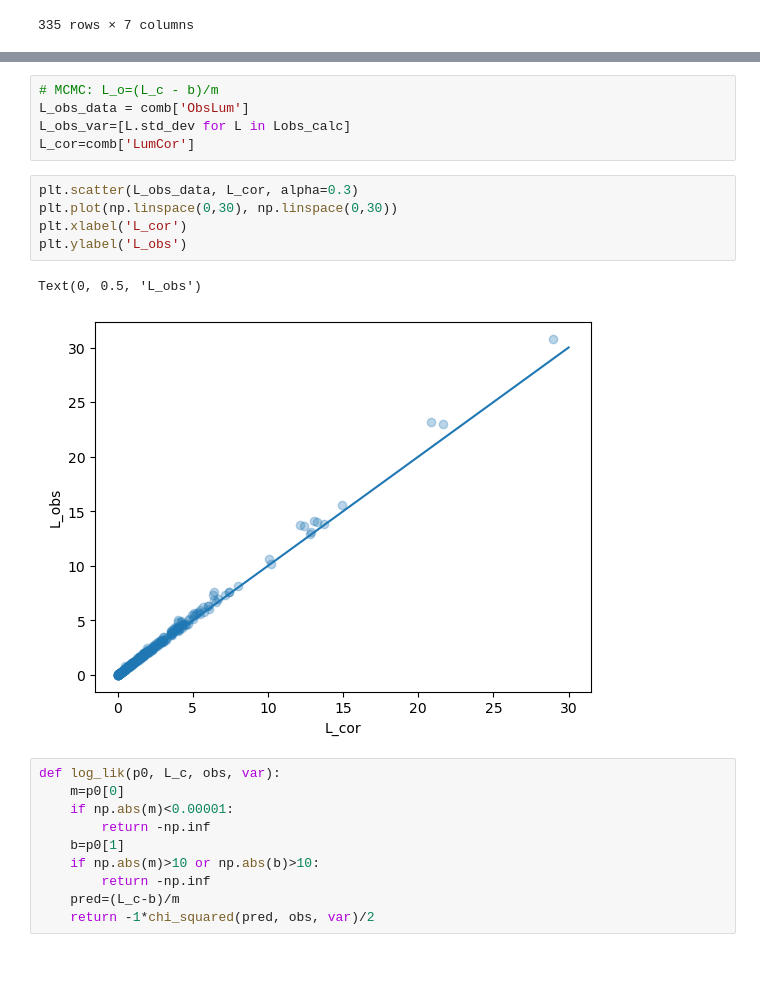
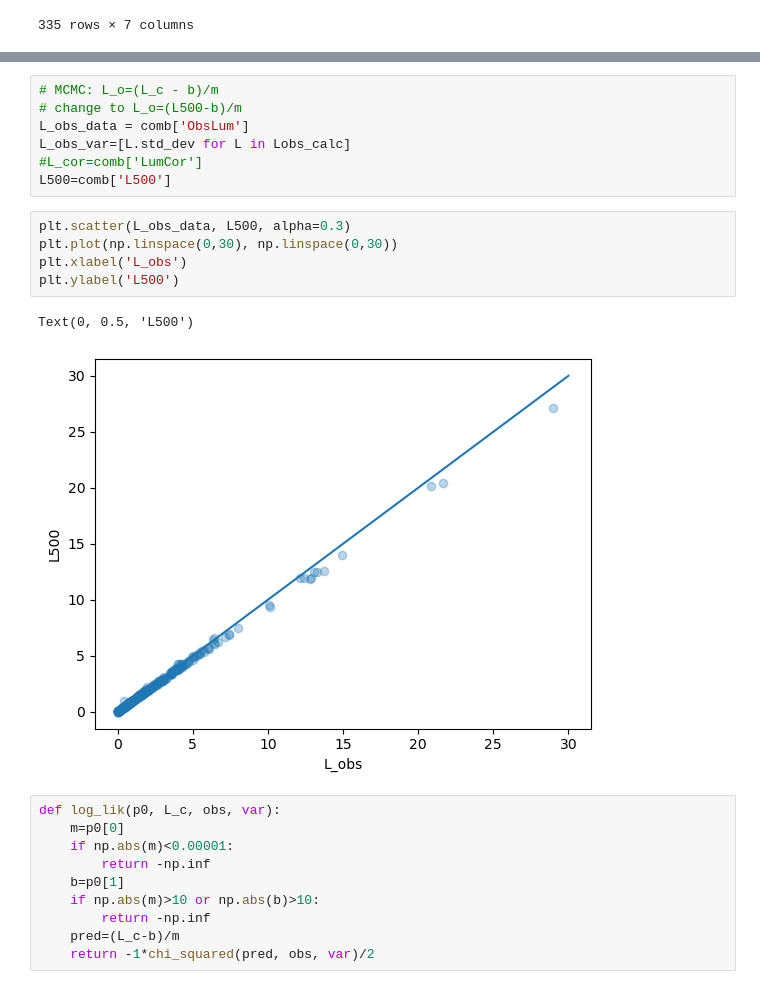
Before and after one commit to eleanorstuart/thermo-idm, a Jupyter notebook: reflex_clusters_error_mcmc.ipynb, the cells around one changed output, grey strips where cells are left out. Saved outputs shown, nothing was run; the diff lists cells and outputs as text; blank space fills up the shorter version.

```diff
--- a/reflex_clusters_error_mcmc.ipynb
+++ b/reflex_clusters_error_mcmc.ipynb
@@ -83,16 +87,18 @@ array([15.553510354829951+/-1.228727318031566,
 # %%
 # MCMC: L_o=(L_c - b)/m
+# change to L_o=(L500-b)/m
 L_obs_data = comb['ObsLum']
 L_obs_var=[L.std_dev for L in Lobs_calc]
-L_cor=comb['LumCor']
+#L_cor=comb['LumCor']
+L500=comb['L500']
 # %%
-plt.scatter(L_obs_data, L_cor, alpha=0.3)
+plt.scatter(L_obs_data, L500, alpha=0.3)
 plt.plot(np.linspace(0,30), np.linspace(0,30))
-plt.xlabel('L_cor')
-plt.ylabel('L_obs')
+plt.xlabel('L_obs')
+plt.ylabel('L500')
 # %% [output]
-Text(0, 0.5, 'L_obs')
+Text(0, 0.5, 'L500')
-[figure, old version]
+[figure, new version]
 # %%
 def log_lik(p0, L_c, obs, var):
     m=p0[0]
```
Also changed, not shown: parts of 16 cells of this notebook, 2 other files.
